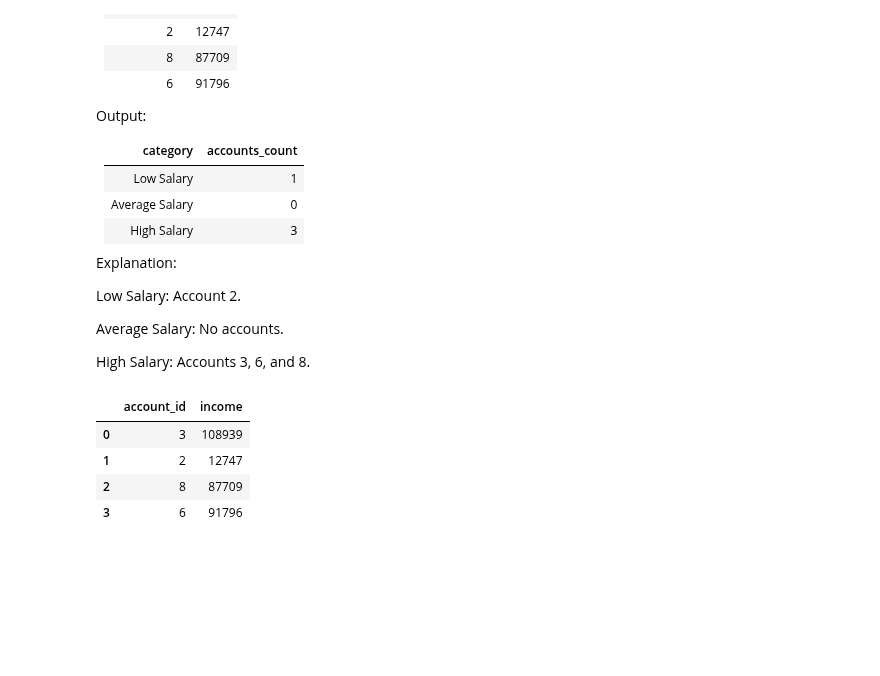
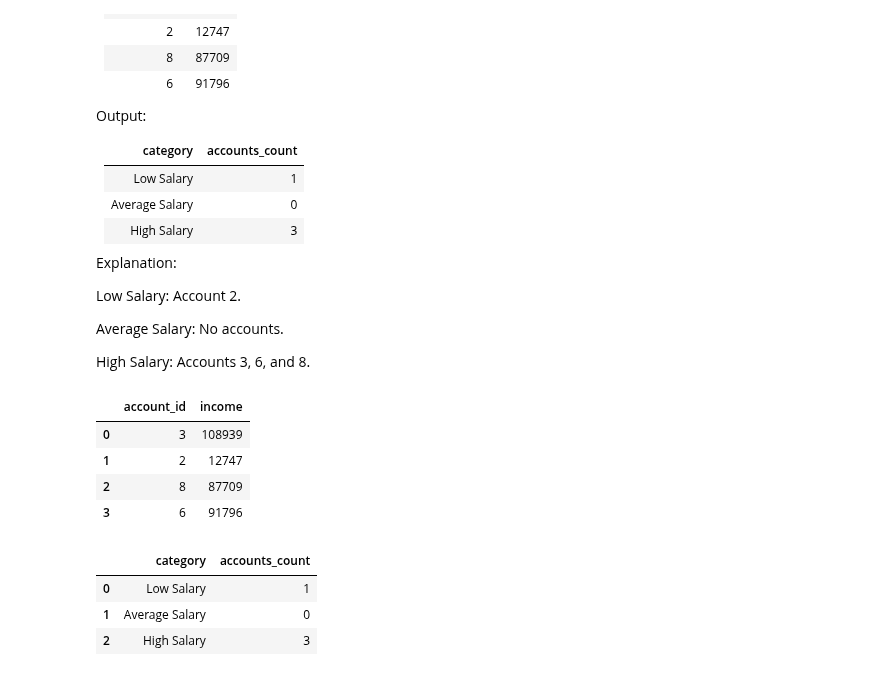
Before and after one commit to rufous86/studies, a Jupyter notebook: leetcode/2_Data_Manipulation_and_Statistics.ipynb, the cells around one changed output. Drawn from its saved outputs; the diff is of its cells as text; code cells hidden in the pictures; blank space fills up the shorter version.

```diff
--- a/leetcode/2_Data_Manipulation_and_Statistics.ipynb
+++ b/leetcode/2_Data_Manipulation_and_Statistics.ipynb
@@ -665,0 +663,20 @@ def count_salary_categories(accounts: pd.DataFrame) -> pd.DataFrame:
+# %%
+def count_salary_categories(accounts: pd.DataFrame) -> pd.DataFrame:
+    return accounts['income'].transform({
+                    'Low Salary': lambda x: x < 20000,
+                    'Average Salary': lambda x: x >= 20000 and x <= 50000,
+                    'High Salary': lambda x: x > 50000,
+                            })\
+                                .sum()\
+                                    .reset_index()\
+                                        .rename(columns={
+                                            'index': 'category',
+                                            0: 'accounts_count'
+                                                            })
+
+count_salary_categories(accounts)
+# %% [output]
+|  | category | accounts_count |
+| 0 | Low Salary | 1 |
+| 1 | Average Salary | 0 |
+| 2 | High Salary | 3 |
```
Also changed, not shown: parts of 1 cell of this notebook.
